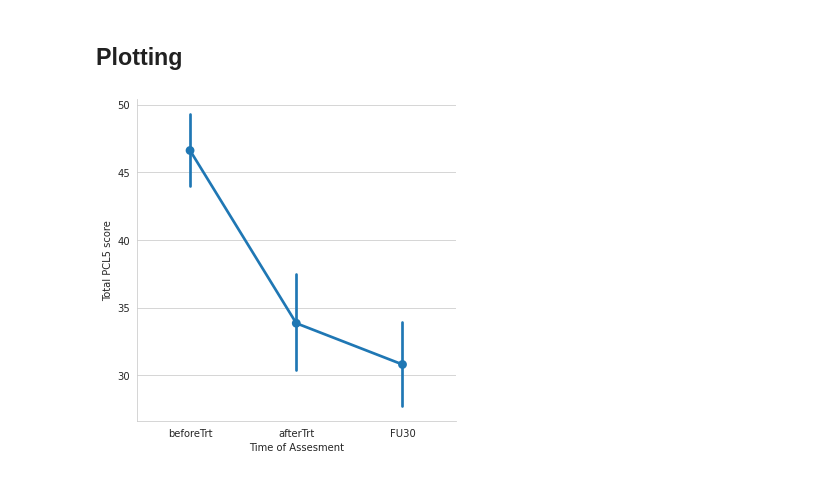
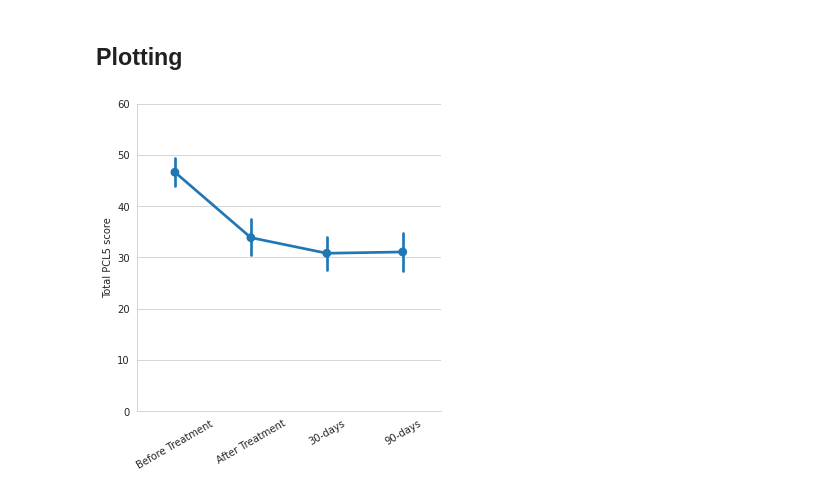
Before and after one commit to orduek/KPE, a Jupyter notebook: PCL/symp_statAnalysis.ipynb, the cells around one changed output. Cells and saved outputs as stored; diff of their text form; code cells hidden in the pictures.

```diff
--- a/PCL/symp_statAnalysis.ipynb
+++ b/PCL/symp_statAnalysis.ipynb
@@ -45,8 +45,7 @@ df.head()
 | 4 | KPE008 | 1.0 | 51.0 | 2.0 | 2.0 | 1.0 | 2.0 | 3.0 | 3.0 | 3.0 | ... |
 5 rows × 48 columns
 # %%
-# remove 90-days (not enough subjects)
-df = df[(df.time!='FU90') & (df.time!='screen')]
+df = df[(df.time!='screen')]
 # generate for something else
 df_med = df[(df.time=='beforeTrt')][['scr_id','med_cond', 'scr_dem_gender', 'scr_dem_age']]
 df_med.groupby('med_cond').sum()
@@ -151,7 +145,7 @@ df_clean = df[['scr_id','med_cond','time','pcl5_total']]
 # remove screening timepoint - its redundant here
 df_clean = df_clean[df_clean.time!='screen']
 # recategorize time because we removed something
-df_clean.time = pd.Categorical(df_clean.time, categories=['beforeTrt','afterTrt','FU30'])
+df_clean.time = pd.Categorical(df_clean.time, categories=['beforeTrt','afterTrt','FU30', 'FU90'])
 wideDf = df_clean.pivot(index=['scr_id'], columns=['time'], values=['pcl5_total'])
 #
 wideDf = wideDf.pcl5_total
@@ -247,7 +206,7 @@ print(n_subs)
 # set time as index also
 #df_clean.groupIdx = pd.Categorical(df_clean.groupIdx)
 df_clean.time = pd.Categorical(df_clean.time,
-                    categories=['beforeTrt','afterTrt','FU30'])
+                    categories=['beforeTrt','afterTrt','FU30','FU90'])
 timeIDX = df_clean.time.cat.codes.values
 print(timeIDX)
 # %% [output]
@@ -372,11 +345,14 @@ sns.distplot(trace["bMed"])
 ## Plotting
 # %%
 ## Plot symtpoms
-sns.set_style("whitegrid")
-ax = sns.catplot('time','pcl5_total', data=df_clean, kind='point', ci=68, n_boot=5000,
-           set_ylabel=("Total PCL5 score"))
-ax.set_ylabels("Total PCL5 score")
-ax.set_xlabels("Time of Assesment")
-ax.savefig("SymtpomsChange.png", dpi=300)
+g = sns.catplot(y='pcl5_total',x='time', data=df_clean, kind='point', ci=68)
+g.set_xlabels("Time")
+g.set_xticklabels(
+    labels=["Before Treatment", "After Treatment", "30-days", "90-days"], rotation=30)
+g.set_xlabels('')
+g.set_ylabels("Total PCL5 score")
+g.set(ylim=[0,60])
+
+g.savefig("SymtpomsChange.png", dpi=300)
 # %% [output]
-[figure, old version]
+[figure, new version]
```
Also changed, not shown: parts of 42 cells of this notebook, 2 other files.
